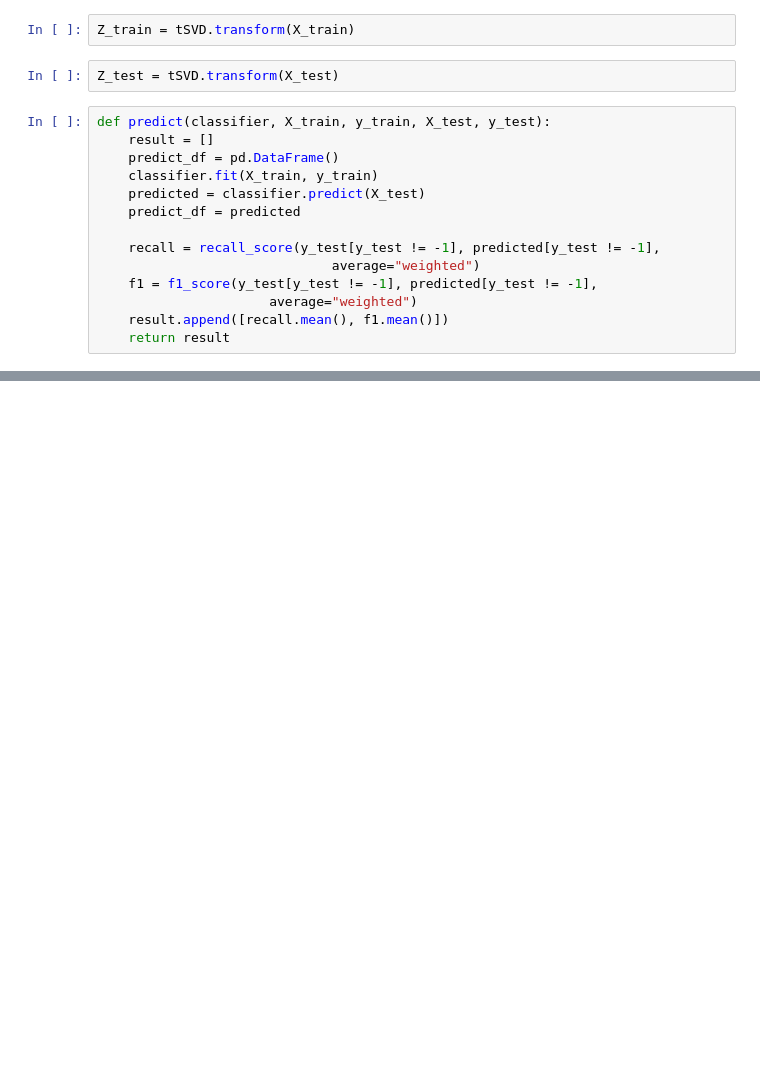
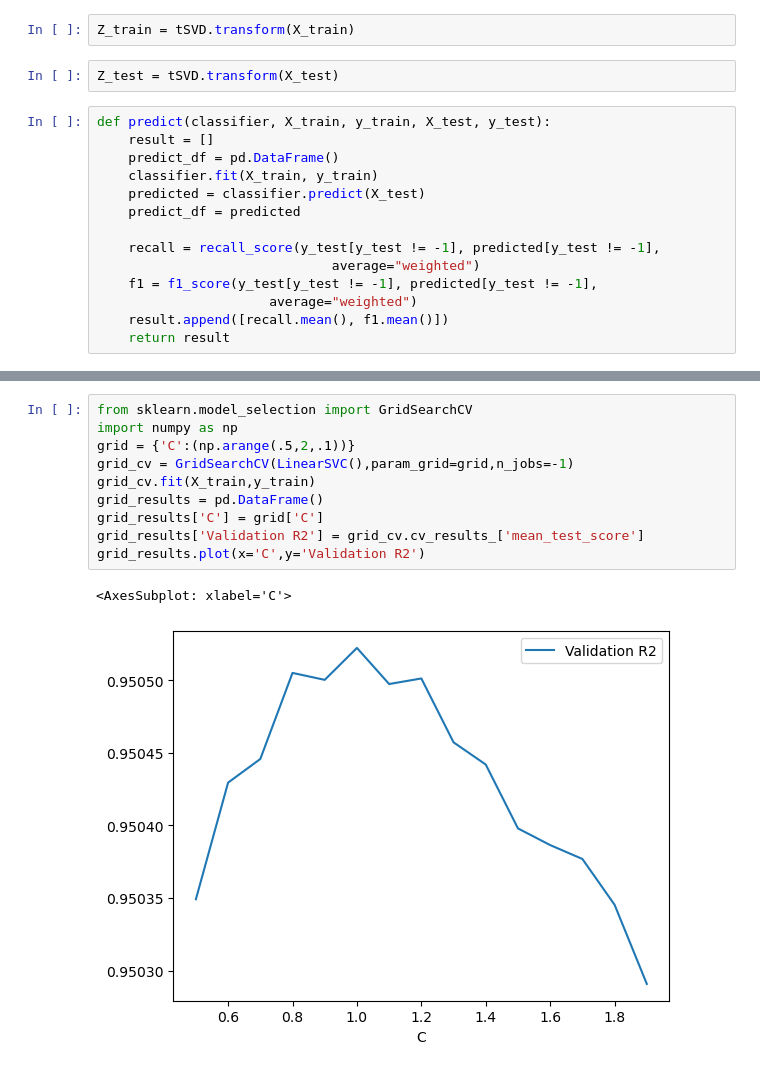
Before and after one commit to rhit-joensbj/quora-ml-project, a Jupyter notebook: SVM.ipynb, the cells around one changed output, grey strips where cells are left out. Drawn from its saved outputs; the diff is of its cells as text; blank space fills up the shorter version.

```diff
--- a/SVM.ipynb
+++ b/SVM.ipynb
@@ -383,0 +420,13 @@ predict(svm, X_train, y_train, X_test, y_test)
+# %%
+from sklearn.model_selection import GridSearchCV
+import numpy as np
+grid = {'C':(np.arange(.5,2,.1))}
+grid_cv = GridSearchCV(LinearSVC(),param_grid=grid,n_jobs=-1)
+grid_cv.fit(X_train,y_train)
+grid_results = pd.DataFrame()
+grid_results['C'] = grid['C']
+grid_results['Validation R2'] = grid_cv.cv_results_['mean_test_score']
+grid_results.plot(x='C',y='Validation R2')
+# %% [output]
+<AxesSubplot: xlabel='C'>
+[figure, added]
```
Also changed, not shown: parts of 6 cells of this notebook.
